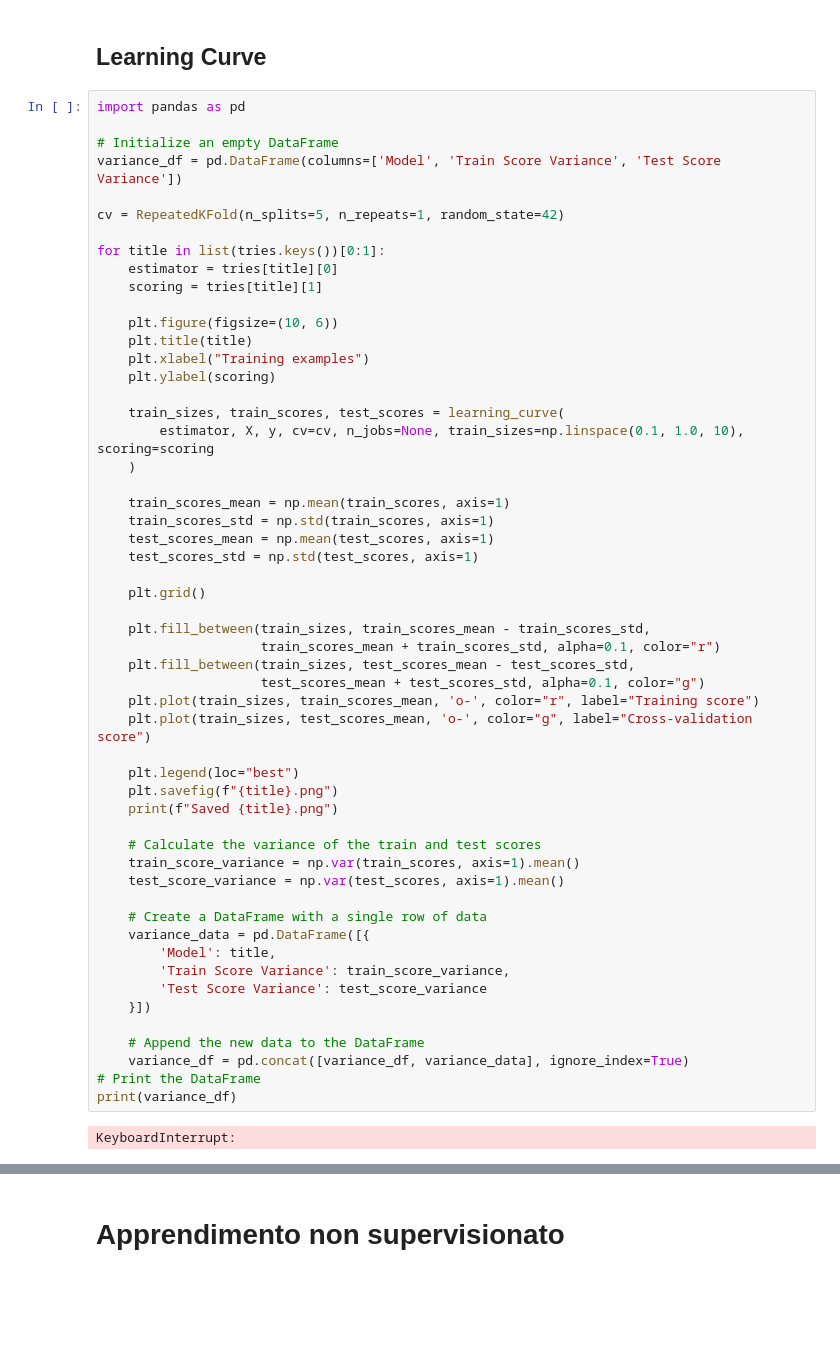
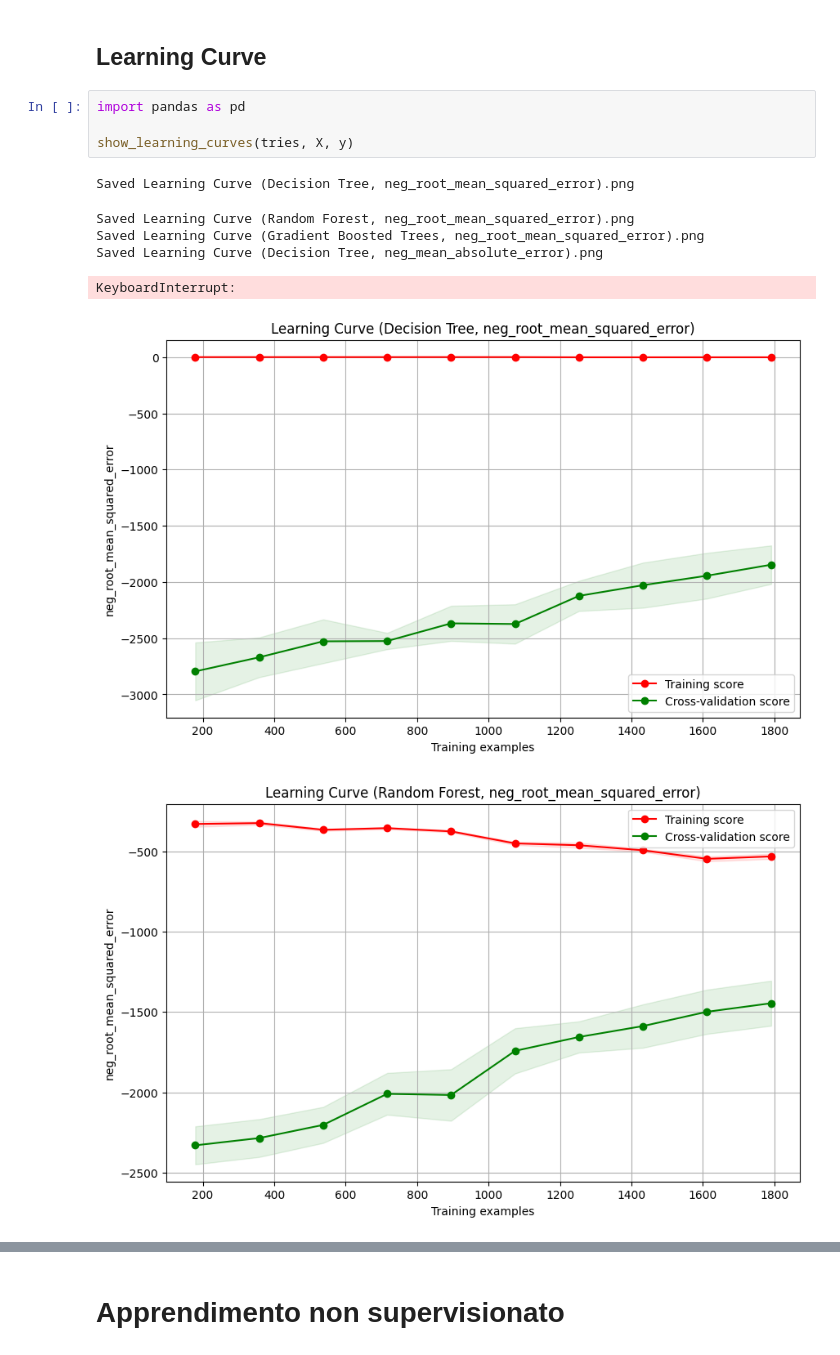
Before and after one commit to val-2/ICon, a Jupyter notebook: ICon/icon.ipynb, the cells around one changed output, grey strips where cells are left out. Drawn from its saved outputs; the diff is of its cells as text; blank space fills up the shorter version.

```diff
--- a/ICon/icon.ipynb
+++ b/ICon/icon.ipynb
@@ -216,58 +297,14 @@ for scoring in scorings:
 # %% [markdown]
 ## Learning Curve
-# %%
-import pandas as pd
-
-# Initialize an empty DataFrame
-variance_df = pd.DataFrame(columns=['Model', 'Train Score Variance', 'Test Score Variance'])
-
-cv = RepeatedKFold(n_splits=5, n_repeats=1, random_state=42)
-
-for title in list(tries.keys())[0:1]:
-    estimator = tries[title][0]
-    scoring = tries[title][1]
-
-    plt.figure(figsize=(10, 6))
-    plt.title(title)
-    plt.xlabel("Training examples")
-    plt.ylabel(scoring)
-
-    train_sizes, train_scores, test_scores = learning_curve(
-        estimator, X, y, cv=cv, n_jobs=None, train_sizes=np.linspace(0.1, 1.0, 10), scoring=scoring
-    )
-
-    train_scores_mean = np.mean(train_scores, axis=1)
-    train_scores_std = np.std(train_scores, axis=1)
-    test_scores_mean = np.mean(test_scores, axis=1)
-    test_scores_std = np.std(test_scores, axis=1)
-
-    plt.grid()
-
-    plt.fill_between(train_sizes, train_scores_mean - train_scores_std,
-                     train_scores_mean + train_scores_std, alpha=0.1, color="r")
-    plt.fill_between(train_sizes, test_scores_mean - test_scores_std,
-                     test_scores_mean + test_scores_std, alpha=0.1, color="g")
-    plt.plot(train_sizes, train_scores_mean, 'o-', color="r", label="Training score")
-    plt.plot(train_sizes, test_scores_mean, 'o-', color="g", label="Cross-validation score")
-
-    plt.legend(loc="best")
-    plt.savefig(f"{title}.png")
-    print(f"Saved {title}.png")
-
-    # Calculate the variance of the train and test scores
-    train_score_variance = np.var(train_scores, axis=1).mean()
-    test_score_variance = np.var(test_scores, axis=1).mean()
-
-    # Create a DataFrame with a single row of data
-    variance_data = pd.DataFrame([{
-        'Model': title,
-        'Train Score Variance': train_score_variance,
-        'Test Score Variance': test_score_variance
-    }])
-
-    # Append the new data to the DataFrame
-    variance_df = pd.concat([variance_df, variance_data], ignore_index=True)
-# Print the DataFrame
-print(variance_df)
-# %% [output]
-KeyboardInterrupt:
+# %%
+import pandas as pd
+
+show_learning_curves(tries, X, y)
+# %% [output]
+Saved Learning Curve (Decision Tree, neg_root_mean_squared_error).png
+Saved Learning Curve (Random Forest, neg_root_mean_squared_error).png
+Saved Learning Curve (Gradient Boosted Trees, neg_root_mean_squared_error).png
+Saved Learning Curve (Decision Tree, neg_mean_absolute_error).png
+KeyboardInterrupt:
+[figure, added]
+[figure, added]
```
Also changed, not shown: parts of 19 cells of this notebook.
